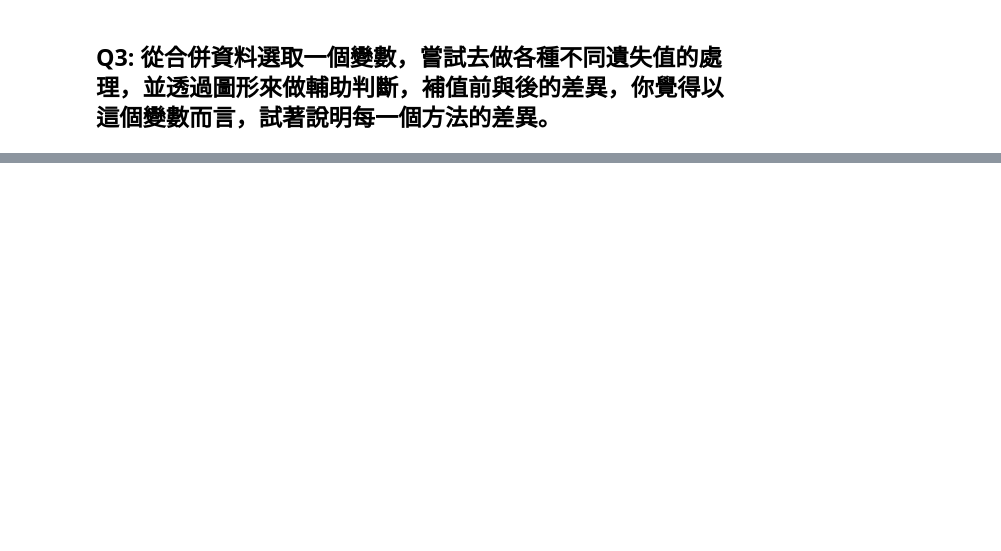
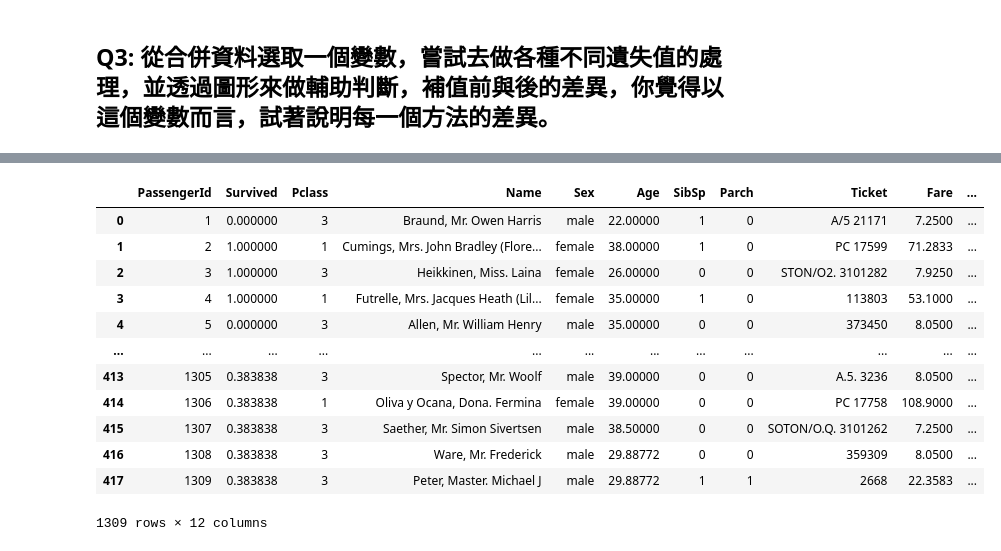
Before and after one commit to kimjhenyu/ML100Days, a Jupyter notebook: homework/36 Homework_鎮宇.ipynb, the cells around one changed output, grey strips where cells are left out. Cells and saved outputs as stored; diff of their text form; code cells hidden in the pictures; blank space fills up the shorter version.

```diff
--- a/homework/36 Homework_鎮宇.ipynb
+++ b/homework/36 Homework_鎮宇.ipynb
@@ -73,0 +142,6 @@ df_test.isnull().any().sum()  #有三個遺失值
+# %%
+data['Survived']=data['Survived'].fillna(data['Survived'].mean())
+data['Age']=data['Age'].fillna(method='bfill')
+data['Age']=data['Age'].fillna(data['Age'].mean())
+data['Fare']=data['Fare'].fillna(method='pad')
+data['Embarked']=data['Embarked'].fillna(method='pad')
@@ -73,0 +164,16 @@ df_test.isnull().any().sum()  #有三個遺失值
+# %%
+data
+# %% [output]
+|  | PassengerId | Survived | Pclass | Name | Sex | Age | SibSp | Parch | Ticket | Fare | ... |
+| 0 | 1 | 0.000000 | 3 | Braund, Mr. Owen Harris | male | 22.00000 | 1 | 0 | A/5 21171 | 7.2500 | ... |
+| 1 | 2 | 1.000000 | 1 | Cumings, Mrs. John Bradley (Flore... | female | 38.00000 | 1 | 0 | PC 17599 | 71.2833 | ... |
+| 2 | 3 | 1.000000 | 3 | Heikkinen, Miss. Laina | female | 26.00000 | 0 | 0 | STON/O2. 3101282 | 7.9250 | ... |
+| 3 | 4 | 1.000000 | 1 | Futrelle, Mrs. Jacques Heath (Lil... | female | 35.00000 | 1 | 0 | 113803 | 53.1000 | ... |
+| 4 | 5 | 0.000000 | 3 | Allen, Mr. William Henry | male | 35.00000 | 0 | 0 | 373450 | 8.0500 | ... |
+| ... | ... | ... | ... | ... | ... | ... | ... | ... | ... | ... | ... |
+| 413 | 1305 | 0.383838 | 3 | Spector, Mr. Woolf | male | 39.00000 | 0 | 0 | A.5. 3236 | 8.0500 | ... |
+| 414 | 1306 | 0.383838 | 1 | Oliva y Ocana, Dona. Fermina | female | 39.00000 | 0 | 0 | PC 17758 | 108.9000 | ... |
+| 415 | 1307 | 0.383838 | 3 | Saether, Mr. Simon Sivertsen | male | 38.50000 | 0 | 0 | SOTON/O.Q. 3101262 | 7.2500 | ... |
+| 416 | 1308 | 0.383838 | 3 | Ware, Mr. Frederick | male | 29.88772 | 0 | 0 | 359309 | 8.0500 | ... |
+| 417 | 1309 | 0.383838 | 3 | Peter, Master. Michael J | male | 29.88772 | 1 | 1 | 2668 | 22.3583 | ... |
+1309 rows × 12 columns
```
Also changed, not shown: parts of 8 cells of this notebook.
